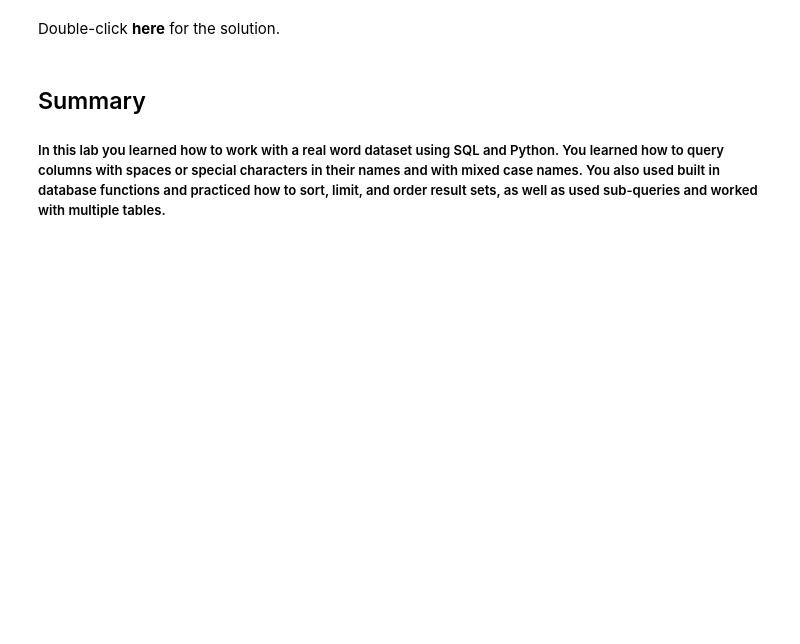
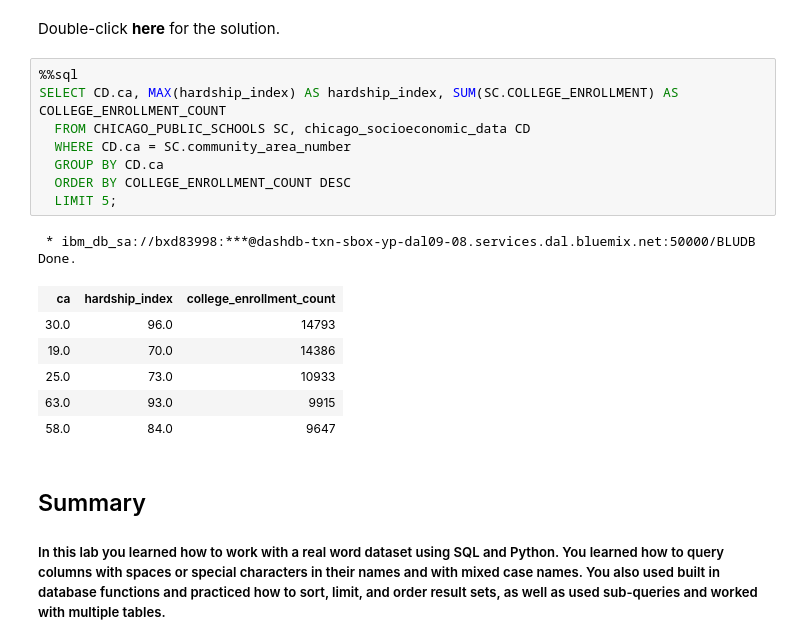
Before and after one commit to mjalalimanesh/IBM-SQL-DB2-Course, a Jupyter notebook: DB0201EN-Week4-1-1-RealDataPractice.ipynb, the cells around one changed output. Drawn from its saved outputs; the diff is of its cells as text; blank space fills up the shorter version.

```diff
--- a/DB0201EN-Week4-1-1-RealDataPractice.ipynb
+++ b/DB0201EN-Week4-1-1-RealDataPractice.ipynb
@@ -454,6 +455,23 @@ NOTE: For this solution to work the CHICAGO_SOCIOECONOMIC_DATA table
    ( select community_area_number from schools order by college_enrollment desc limit 1 )
 
 -->
+# %%
+%%sql
+SELECT CD.ca, MAX(hardship_index) AS hardship_index, SUM(SC.COLLEGE_ENROLLMENT) AS COLLEGE_ENROLLMENT_COUNT
+  FROM CHICAGO_PUBLIC_SCHOOLS SC, chicago_socioeconomic_data CD
+  WHERE CD.ca = SC.community_area_number
+  GROUP BY CD.ca
+  ORDER BY COLLEGE_ENROLLMENT_COUNT DESC
+  LIMIT 5;
+# %% [output]
+ * ibm_db_sa://bxd83998:***@dashdb-txn-sbox-yp-dal09-08.services.dal.bluemix.net:50000/BLUDB
+Done.
+| ca | hardship_index | college_enrollment_count |
+| 30.0 | 96.0 | 14793 |
+| 19.0 | 70.0 | 14386 |
+| 25.0 | 73.0 | 10933 |
+| 63.0 | 93.0 | 9915 |
+| 58.0 | 84.0 | 9647 |
 # %% [markdown]
 ## Summary
 
```
Also changed, not shown: parts of 10 cells of this notebook.
